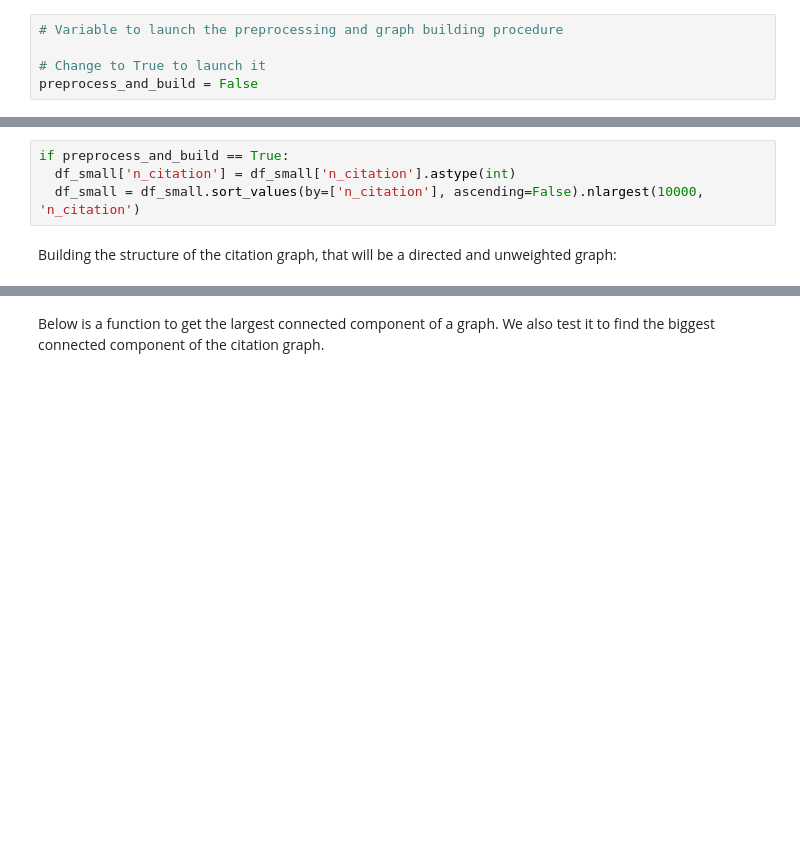
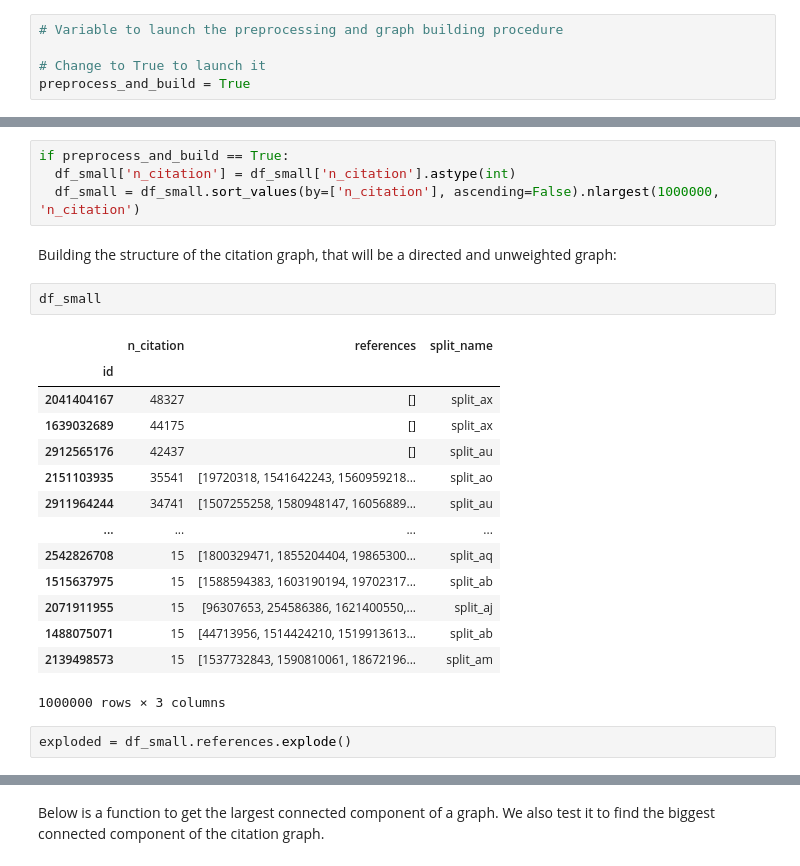
Before and after one commit to LorenzoPannacci/ADM-HW5, a Jupyter notebook: main.ipynb, the cells around one changed output, grey strips where cells are left out. Cells and saved outputs as stored; diff of their text form; blank space fills up the shorter version.

```diff
--- a/main.ipynb
+++ b/main.ipynb
@@ -47,7 +48,7 @@ You can read more details in the comments inside the script.
 # Variable to launch the preprocessing and graph building procedure
 
 # Change to True to launch it
-preprocess_and_build = False
+preprocess_and_build = True
 # %% [markdown]
 Here we load the first split of the dataset to see how it looks like.
 # %%
@@ -153,6 +202,25 @@ Sorting the dataframe by `n_citations` in decreasing value. We will keep only th
 # %%
 if preprocess_and_build == True:
   df_small['n_citation'] = df_small['n_citation'].astype(int)
-  df_small = df_small.sort_values(by=['n_citation'], ascending=False).nlargest(10000, 'n_citation')
+  df_small = df_small.sort_values(by=['n_citation'], ascending=False).nlargest(1000000, 'n_citation')
 # %% [markdown]
 Building the structure of the citation graph, that will be a directed and unweighted graph:
+# %%
+df_small
+# %% [output]
+|  | n_citation | references | split_name |
+| id |  |  |  |
+| 2041404167 | 48327 | [] | split_ax |
+| 1639032689 | 44175 | [] | split_ax |
+| 2912565176 | 42437 | [] | split_au |
+| 2151103935 | 35541 | [19720318, 1541642243, 1560959218... | split_ao |
+| 2911964244 | 34741 | [1507255258, 1580948147, 16056889... | split_au |
+| ... | ... | ... | ... |
+| 2542826708 | 15 | [1800329471, 1855204404, 19865300... | split_aq |
+| 1515637975 | 15 | [1588594383, 1603190194, 19702317... | split_ab |
+| 2071911955 | 15 | [96307653, 254586386, 1621400550,... | split_aj |
+| 1488075071 | 15 | [44713956, 1514424210, 1519913613... | split_ab |
+| 2139498573 | 15 | [1537732843, 1590810061, 18672196... | split_am |
+1000000 rows × 3 columns
+# %%
+exploded = df_small.references.explode()
```
Also changed, not shown: parts of 25 cells of this notebook.
